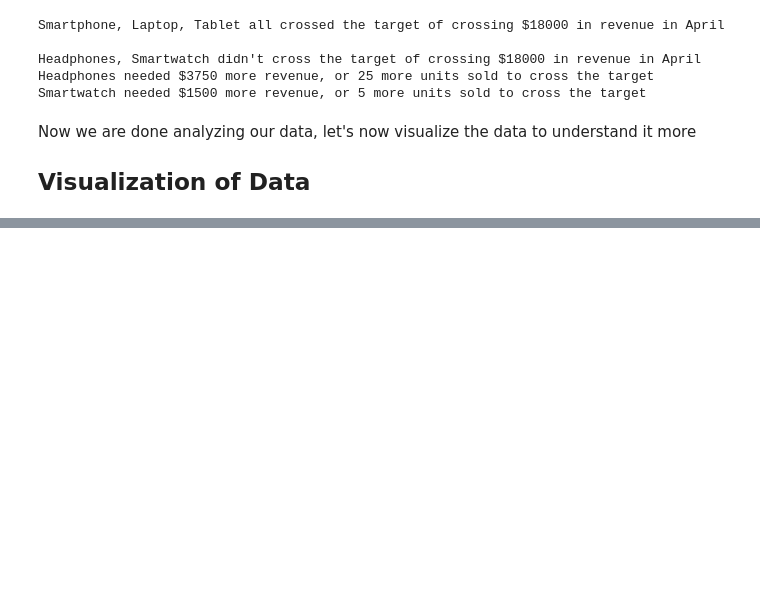
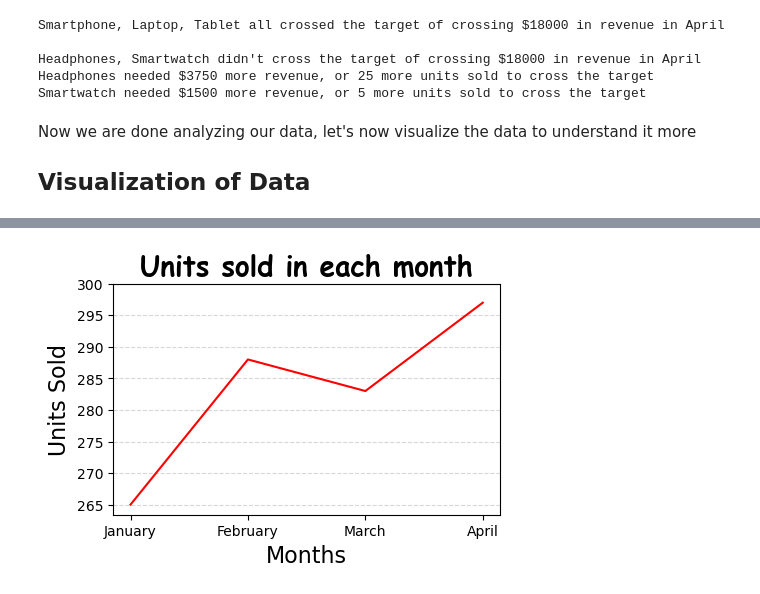
Before and after one commit to bestboybest/LearningPython, a Jupyter notebook: Numpy Projects/03) StoreSales/SalesNumpy.ipynb, the cells around one changed output, grey strips where cells are left out. Cells and saved outputs as stored; diff of their text form; code cells hidden in the pictures; blank space fills up the shorter version.

```diff
--- a/Numpy Projects/03) StoreSales/SalesNumpy.ipynb
+++ b/Numpy Projects/03) StoreSales/SalesNumpy.ipynb
@@ -131,0 +158,17 @@ Now we are done analyzing our data, let's now visualize the data to understand i
+# %%
+#Monthwise analysis of sales
+
+plt.figure(figsize = (5, 3), dpi = 100)
+
+plt.plot(months, np.sum(units, axis = 0), color = 'red')
+plt.title("Units sold in each month", fontdict = {'font':'Comic Sans MS', 'size': 20, 'weight': 'bold'})
+plt.xlabel("Months", size = 16)
+plt.ylabel("Units Sold", size = 16)
+plt.yticks(np.arange(265, 305, 5))
+plt.grid(axis = 'y', linestyle = '--', alpha = 0.5)
+
+plt.savefig('MonthsUnitsSold.png', dpi = 300)
+
+plt.show()
+# %% [output]
+[figure, added]
```
Also changed, not shown: parts of 4 cells of this notebook, 4 other files.
